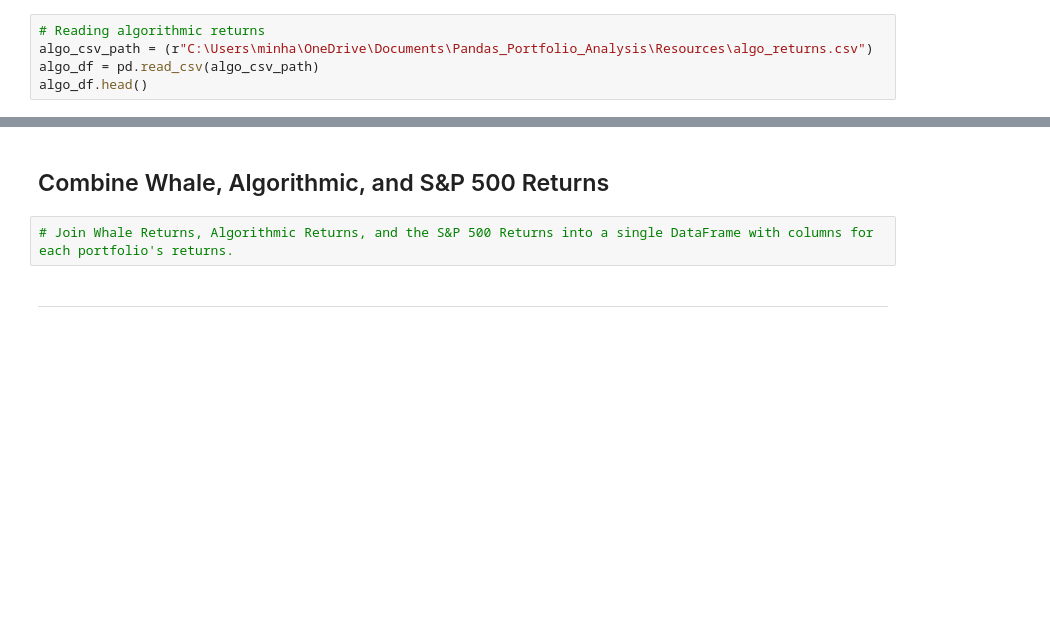
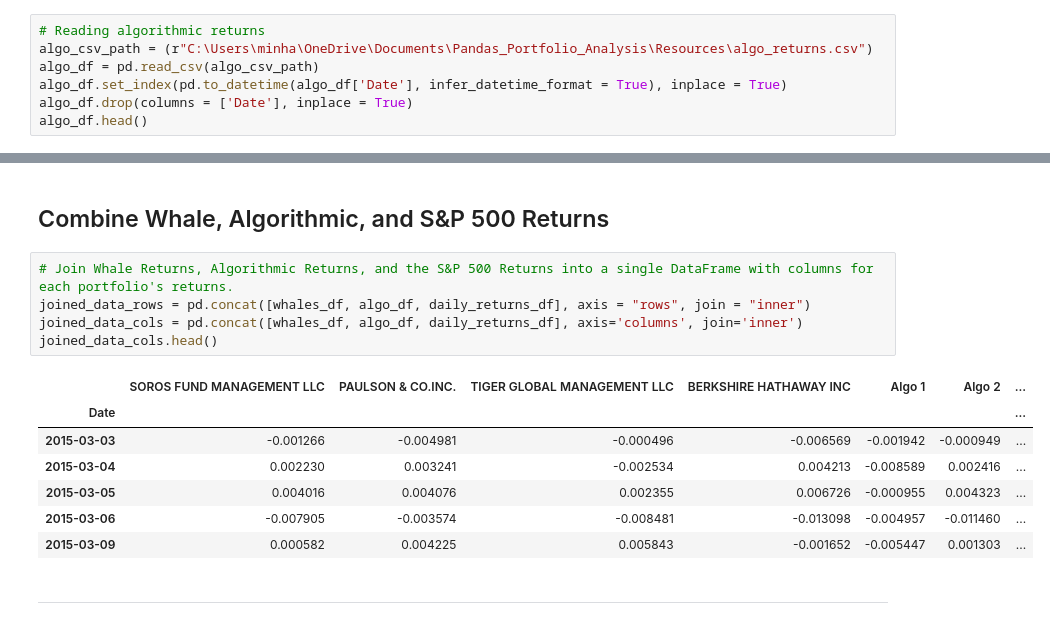
Before and after one commit to Mun-Min/Pandas_Portfolio_Analysis, a Jupyter notebook: main.ipynb, the cells around one changed output, grey strips where cells are left out. Cells and saved outputs as stored; diff of their text form; blank space fills up the shorter version.

```diff
--- a/main.ipynb
+++ b/main.ipynb
@@ -47,4 +77,6 @@ Read the algorithmic daily returns and clean the data
 # Reading algorithmic returns
 algo_csv_path = (r"C:\Users\minha\OneDrive\Documents\Pandas_Portfolio_Analysis\Resources\algo_returns.csv")
 algo_df = pd.read_csv(algo_csv_path)
+algo_df.set_index(pd.to_datetime(algo_df['Date'], infer_datetime_format = True), inplace = True)
+algo_df.drop(columns = ['Date'], inplace = True)
 algo_df.head()
@@ -90,6 +184,17 @@ sp500_df.head()
 ## Combine Whale, Algorithmic, and S&P 500 Returns
 # %%
 # Join Whale Returns, Algorithmic Returns, and the S&P 500 Returns into a single DataFrame with columns for each portfolio's returns.
+joined_data_rows = pd.concat([whales_df, algo_df, daily_returns_df], axis = "rows", join = "inner")
+joined_data_cols = pd.concat([whales_df, algo_df, daily_returns_df], axis='columns', join='inner')
+joined_data_cols.head()
+# %% [output]
+|  | SOROS FUND MANAGEMENT LLC | PAULSON & CO.INC. | TIGER GLOBAL MANAGEMENT LLC | BERKSHIRE HATHAWAY INC | Algo 1 | Algo 2 | ... |
+| Date |  |  |  |  |  |  | ... |
+| 2015-03-03 | -0.001266 | -0.004981 | -0.000496 | -0.006569 | -0.001942 | -0.000949 | ... |
+| 2015-03-04 | 0.002230 | 0.003241 | -0.002534 | 0.004213 | -0.008589 | 0.002416 | ... |
+| 2015-03-05 | 0.004016 | 0.004076 | 0.002355 | 0.006726 | -0.000955 | 0.004323 | ... |
+| 2015-03-06 | -0.007905 | -0.003574 | -0.008481 | -0.013098 | -0.004957 | -0.011460 | ... |
+| 2015-03-09 | 0.000582 | 0.004225 | 0.005843 | -0.001652 | -0.005447 | 0.001303 | ... |
 # %% [markdown]
 ---
 # %% [markdown]
```
Also changed, not shown: parts of 16 cells of this notebook.
